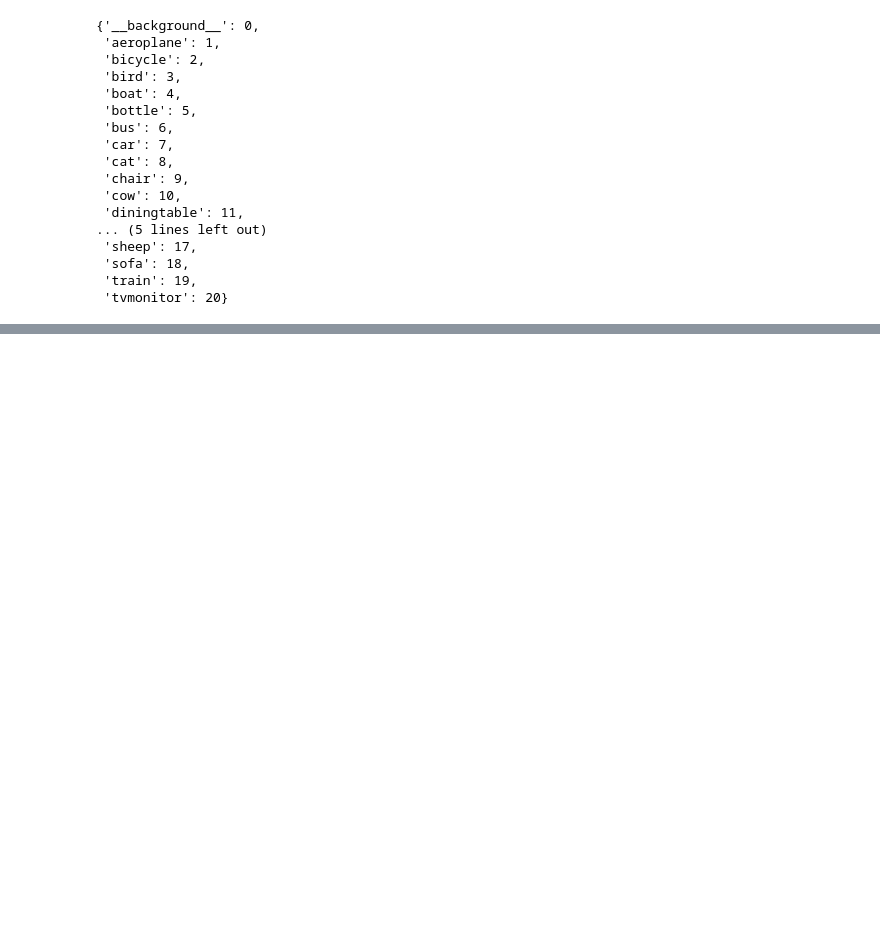
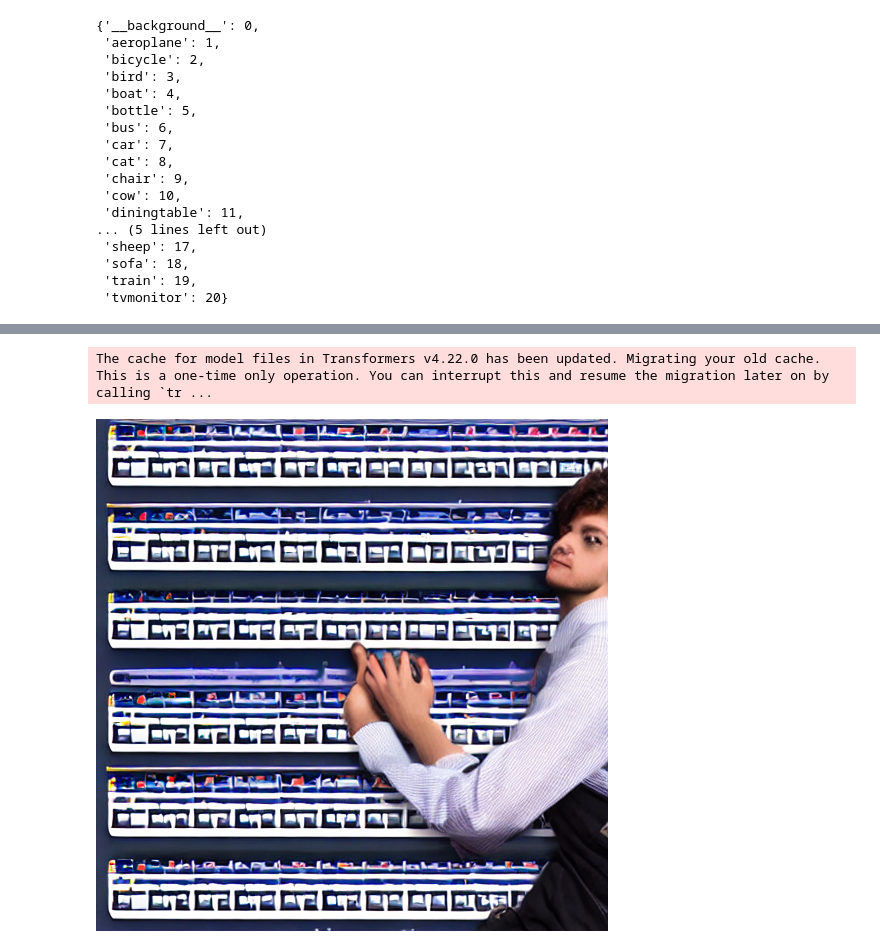
Before and after one commit to YuriiKlim/AI, a Jupyter notebook: Segmentation.ipynb, the cells around one changed output, grey strips where cells are left out. Saved outputs shown, nothing was run; the diff lists cells and outputs as text; code cells hidden in the pictures; blank space fills up the shorter version.

```diff
--- a/Segmentation.ipynb
+++ b/Segmentation.ipynb
@@ -140,0 +169,16 @@ plt.imshow(img_with_detection[:, :, ::-1])
+# %%
+from diffusers import AutoPipelineForText2Image
+import torch
+
+pipeline = AutoPipelineForText2Image.from_pretrained(
+	"runwayml/stable-diffusion-v1-5", torch_dtype=torch.float16, variant="fp16"
+).to("cuda")
+# %% [output]
+The cache for model files in Transformers v4.22.0 has been updated. Migrating your old cache. This is a one-time only operation. You can interrupt this and resume the migration later on by calling `tr ...
+# %%
+image = pipeline(
+	"programmer"
+).images[0]
+image
+# %% [output]
+[figure, added]
```
Also changed, not shown: parts of 18 cells of this notebook.
